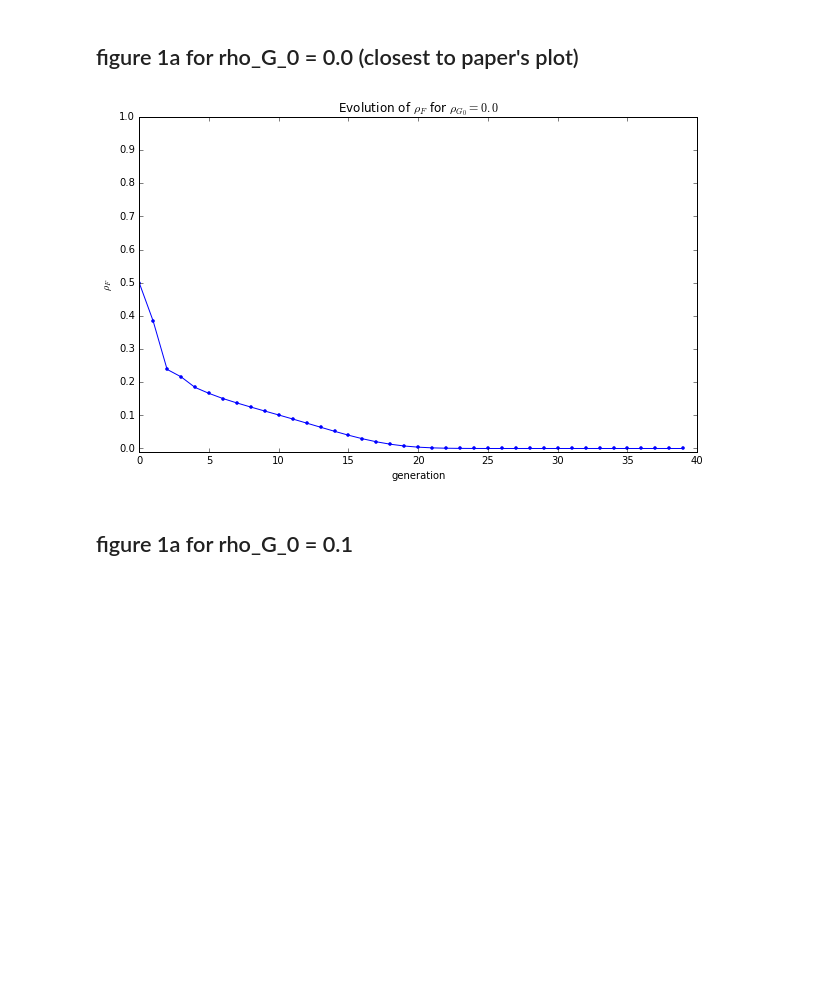
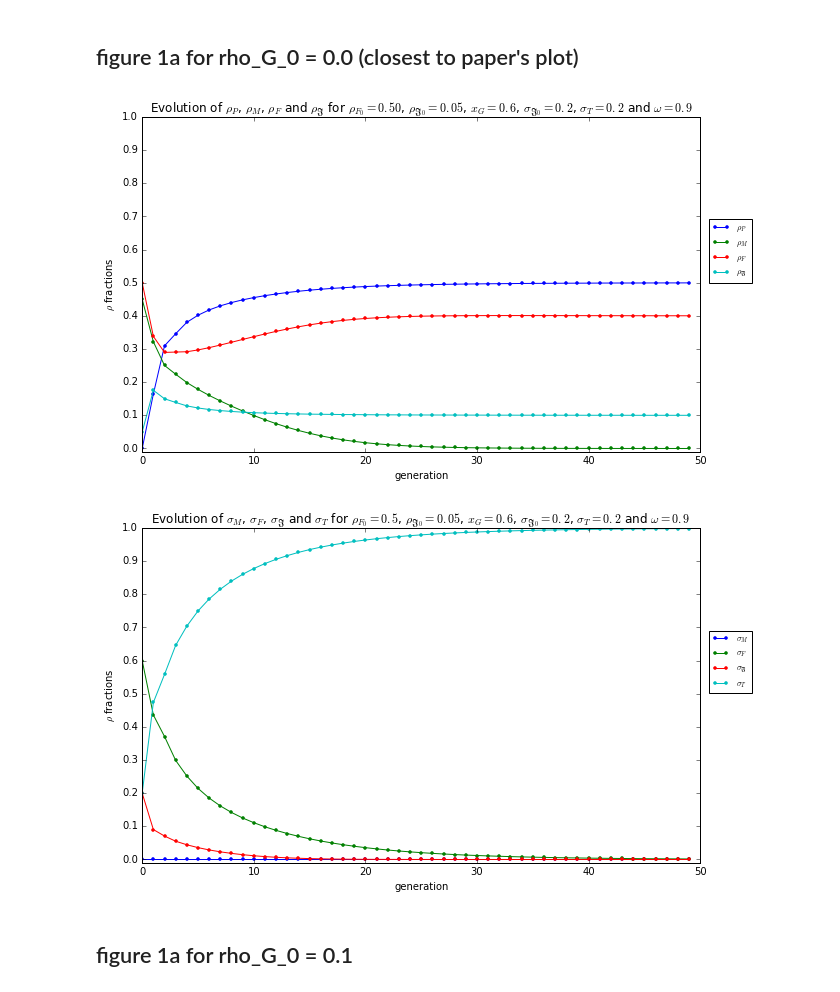
Before and after one commit to nversbra/GameTheory, a Jupyter notebook: GT/results_extensions/Plots.ipynb, the cells around one changed output. Saved outputs shown, nothing was run; the diff lists cells and outputs as text; code cells hidden in the pictures; blank space fills up the shorter version.

```diff
--- a/GT/results_extensions/Plots.ipynb
+++ b/GT/results_extensions/Plots.ipynb
@@ -59,21 +61,56 @@ pl.show()
 ## figure 1a for rho_G_0 = 0.0 (closest to paper's plot)
 # %%
 data_1a_5 = pd.read_csv('test.txt').as_matrix()
-# %%
-#%matplotlib inline
-pl.figure(figsize=(10, 6))
-plotrange = 40
-pl.axis([0, plotrange, -.01, 1])
-nFunda_fair_index = 3;
-pl.yticks(ticks);
-pl.plot([data_1a_5[i][nFunda_fair_index] for i in range(0,plotrange)], label =r'$\sigma_{G_0} = 0.5$', marker = '.')
-
-pl.title('Evolution of ' + r'$\rho_F$' ' for ' + r'$\rho_{G_0} = 0.0$', fontsize = 'large')
-pl.ylabel(r'$\rho_F$')
-pl.xlabel('generation')
-pl.show()
-# %% [output]
-[figure, removed]
+# %%
+#%matplotlib inline
+pl.figure(figsize=(10, 6))
+plotrange = 50
+pl.axis([0, plotrange, -.01, 1])
+nFunda_fair_index = 3;
+pl.yticks(ticks);
+#pl.plot([data_1a_5[i][nFunda_fair_index] for i in range(0,plotrange)], label =r'$\sigma_{G_0} = 0.5$', marker = '.')
+
+pl.plot([data_1a_5[i][NF_petrified_index] for i in range(0,plotrange)], label =r'$\rho_{P}$', marker = '.')
+pl.plot([data_1a_5[i][NF_modest_index] for i in range(0,plotrange)], label =r'$\rho_{M}$', marker = '.')
+pl.plot([data_1a_5[i][NF_fair_index] for i in range(0,plotrange)], label =r'$\rho_{F}$', marker = '.')
+pl.plot([data_1a_5[i][NF_greedy_index] for i in range(0,plotrange)], label =r'$\rho_{\mathfrak{J}}$', marker = '.')
+
+#pl.title('Evolution of ' + r'$\rho_F$' ' for ' + r'$\rho_{G_0} = 0.0$', fontsize = 'large')
+pl.title('Evolution of ' + r'$\rho_P$' ', ' + r'$\rho_M$' ', ' + r'$\rho_F$' ' and ' + r'$\rho_\mathfrak{J}$' ' for ' + r'$\rho_{F_0} = 0.50$' ', ' + r'$\rho_{\mathfrak{J}_0} = 0.05$' ', ' + r'$x_{G} = 0.6$' ', ' + r'$\sigma_{\mathfrak{J}_0} = 0.2$' ', ' + r'$\sigma_T = 0.2$' ' and ' + r'$\omega = 0.9$' , fontsize = 'large')
+pl.ylabel(r'$\rho$' ' fractions')
+pl.xlabel('generation')
+pl.legend().draggable()
+pl.legend(fontsize = 'small', loc='center right', bbox_to_anchor=(1.1, .6))
+pl.show()
+
+########################################################
+###################### NEW FIGURE ######################
+########################################################
+
+pl.figure(figsize=(10, 6))
+plotrange = 50
+pl.axis([0, plotrange, -.01, 1])
+nFunda_fair_index = 3;
+pl.yticks(ticks);
+
+pl.plot([data_1a_5[i][F_modest_index] for i in range(0,plotrange)], label =r'$\sigma_{M}$', marker = '.')
+pl.plot([data_1a_5[i][F_fair_index] for i in range(0,plotrange)], label =r'$\sigma_{F}$', marker = '.')
+pl.plot([data_1a_5[i][F_greedy_index] for i in range(0,plotrange)], label =r'$\sigma_{\mathfrak{J}}$', marker = '.')
+pl.plot([data_1a_5[i][F_terrorist_index] for i in range(0,plotrange)], label =r'$\sigma_{T}$', marker = '.')
+
+#pl.plot([data[i][1] for i in range(0,plotrange)], label =r'$\rho_{M_0}$',marker = '.')
+#pl.plot([data[i][2] for i in range(0,plotrange)], label =r'$\rho_{F_0}$',marker = '.')
+#pl.plot([data[i][3] for i in range(0,plotrange)], label =r'$\rho_{\mathfrak{J}_0}$',marker = '.')
+
+pl.title('Evolution of ' + r'$\sigma_M$' ', ' + r'$\sigma_F$' ', ' + r'$\sigma_\mathfrak{J}$' ' and ' + r'$\sigma_T$' ' for ' + r'$\rho_{F_0} = 0.5$' ', ' + r'$\rho_{\mathfrak{J}_0} = 0.05$' ', ' + r'$x_{G} = 0.6$' ', ' + r'$\sigma_{\mathfrak{J}_0} = 0.2$' ', ' + r'$\sigma_T = 0.2$' ' and ' + r'$\omega = 0.9$' , fontsize = 'large')
+pl.ylabel(r'$\rho$' ' fractions')
+pl.xlabel('generation')
+pl.legend().draggable()
+pl.legend(fontsize = 'small', loc='center right', bbox_to_anchor=(1.1, .6))
+pl.show()
+# %% [output]
+[figure, added]
+[figure, added]
 # %% [markdown]
 ## figure 1a for rho_G_0 = 0.1
 # %% [markdown]
```
Also changed, not shown: parts of 1 cell of this notebook, 3 other files.
